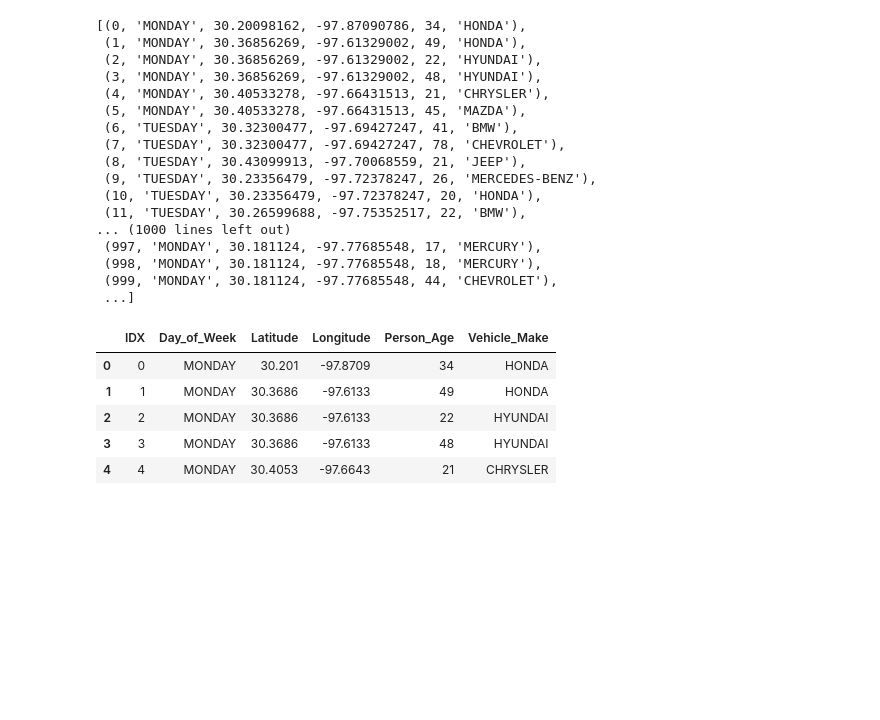
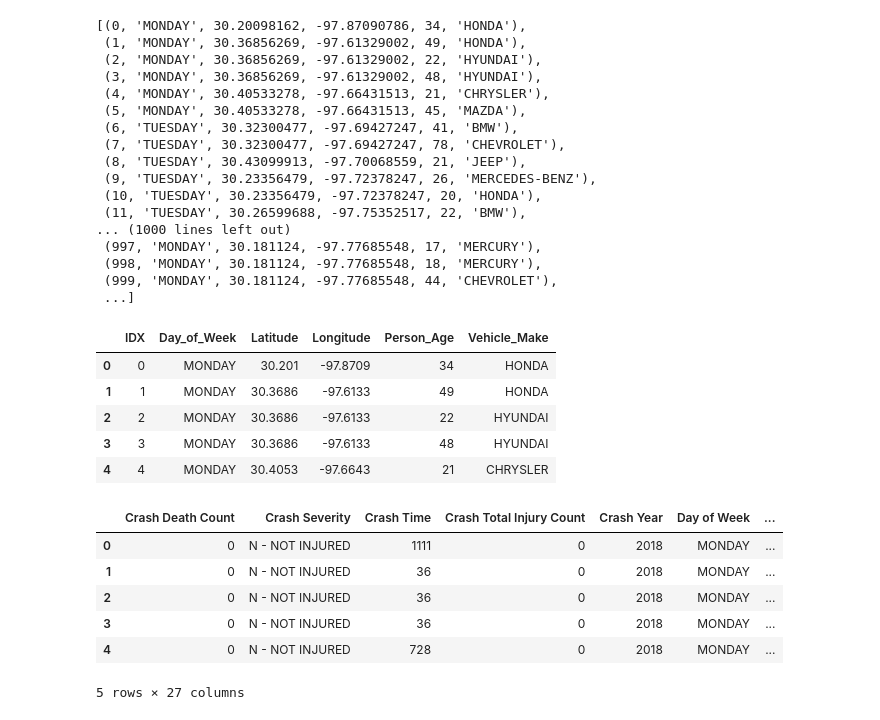
Before and after one commit to cedoula/Austin_Driver_Score_Predictor, a Jupyter notebook: Practice_SQLlite.ipynb, the cells around one changed output. Cells and saved outputs as stored; diff of their text form; code cells hidden in the pictures; blank space fills up the shorter version.

```diff
--- a/Practice_SQLlite.ipynb
+++ b/Practice_SQLlite.ipynb
@@ -71,3 +71,14 @@ df_new.head()
 | 2 | 2 | MONDAY | 30.3686 | -97.6133 | 22 | HYUNDAI |
 | 3 | 3 | MONDAY | 30.3686 | -97.6133 | 48 | HYUNDAI |
 | 4 | 4 | MONDAY | 30.4053 | -97.6643 | 21 | CHRYSLER |
+# %%
+ml_df = pd.read_csv("Resources/mock_data.csv")
+ml_df.head()
+# %% [output]
+|  | Crash Death Count | Crash Severity | Crash Time | Crash Total Injury Count | Crash Year | Day of Week | ... |
+| 0 | 0 | N - NOT INJURED | 1111 | 0 | 2018 | MONDAY | ... |
+| 1 | 0 | N - NOT INJURED | 36 | 0 | 2018 | MONDAY | ... |
+| 2 | 0 | N - NOT INJURED | 36 | 0 | 2018 | MONDAY | ... |
+| 3 | 0 | N - NOT INJURED | 36 | 0 | 2018 | MONDAY | ... |
+| 4 | 0 | N - NOT INJURED | 728 | 0 | 2018 | MONDAY | ... |
+5 rows × 27 columns
```
Also changed, not shown: parts of 6 cells of this notebook, 2 other files.
